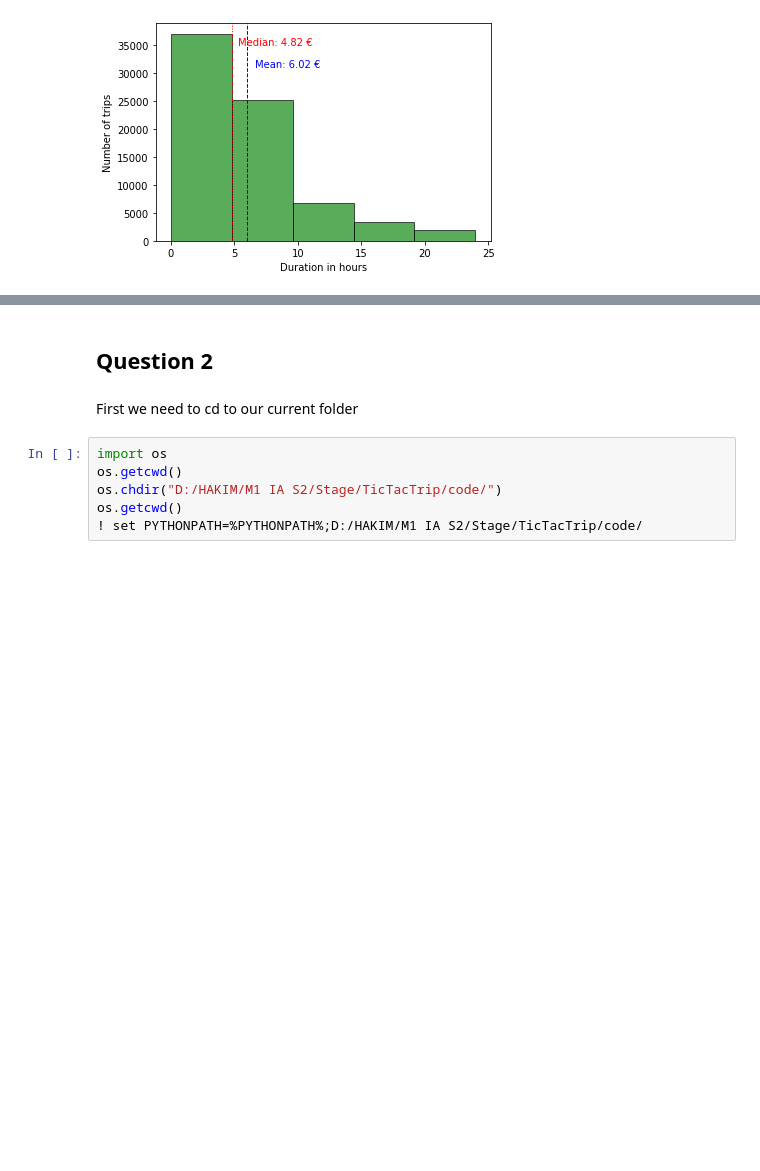
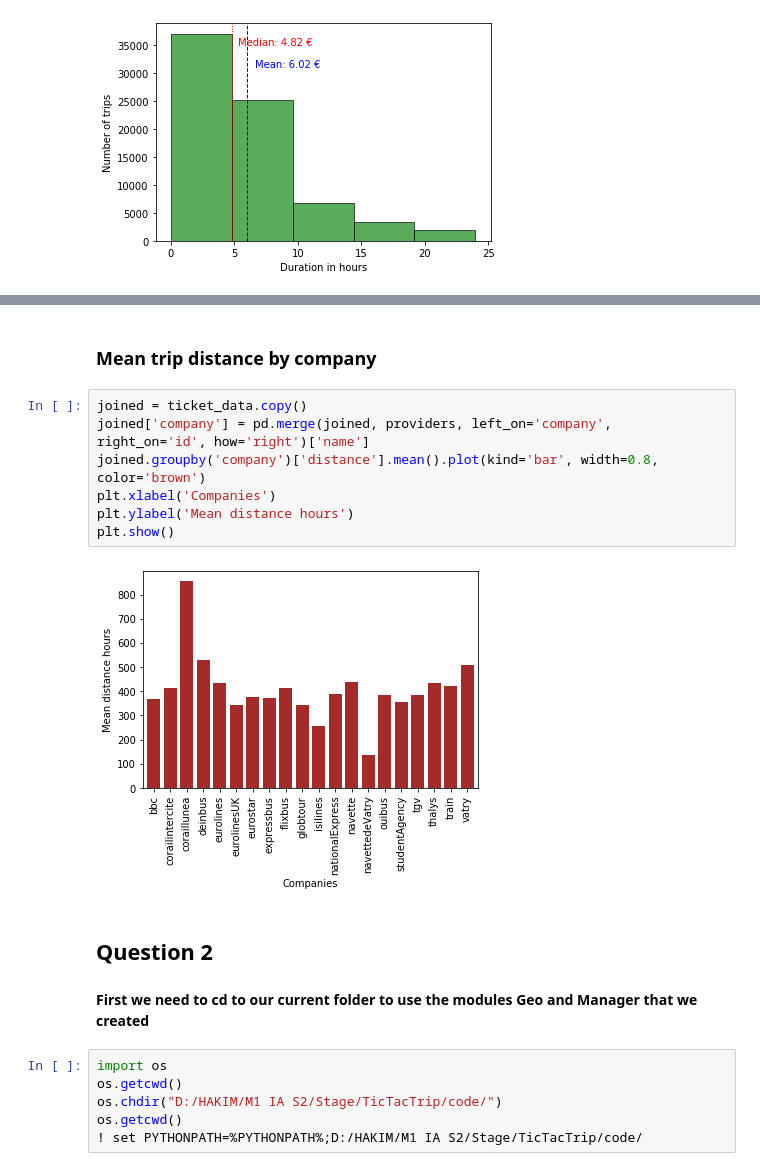
Before and after one commit to hakimhassani97/TripDataCrunching, a Jupyter notebook: main.ipynb, the cells around one changed output, grey strips where cells are left out. Saved outputs shown, nothing was run; the diff lists cells and outputs as text; blank space fills up the shorter version.

```diff
--- a/main.ipynb
+++ b/main.ipynb
@@ -122,7 +152,18 @@ plt.show()
+# %% [markdown]
+### Mean trip distance by company
+# %%
+joined = ticket_data.copy()
+joined['company'] = pd.merge(joined, providers, left_on='company', right_on='id', how='right')['name']
+joined.groupby('company')['distance'].mean().plot(kind='bar', width=0.8, color='brown')
+plt.xlabel('Companies')
+plt.ylabel('Mean distance hours')
+plt.show()
+# %% [output]
+[figure, added]
 # %% [markdown]
 ## Question 2
 # %% [markdown]
-First we need to cd to our current folder
+**First we need to cd to our current folder to use the modules Geo and Manager that we created**
 # %%
 import os
 os.getcwd()
```
Also changed, not shown: parts of 15 cells of this notebook.
